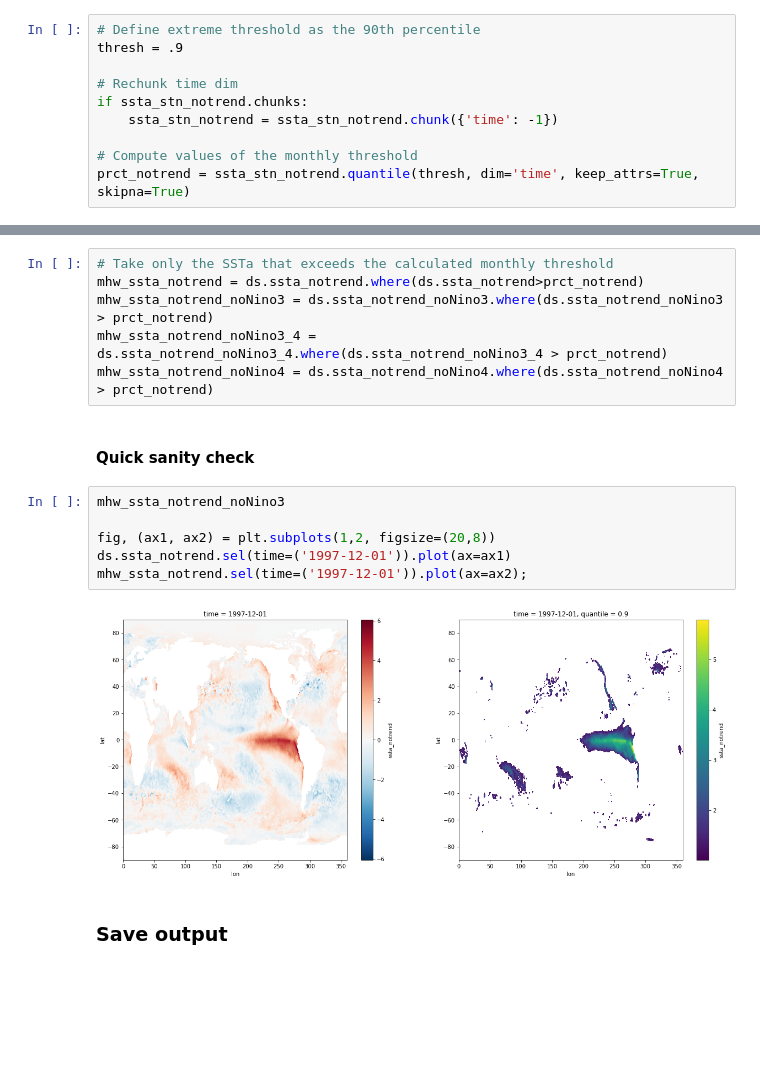
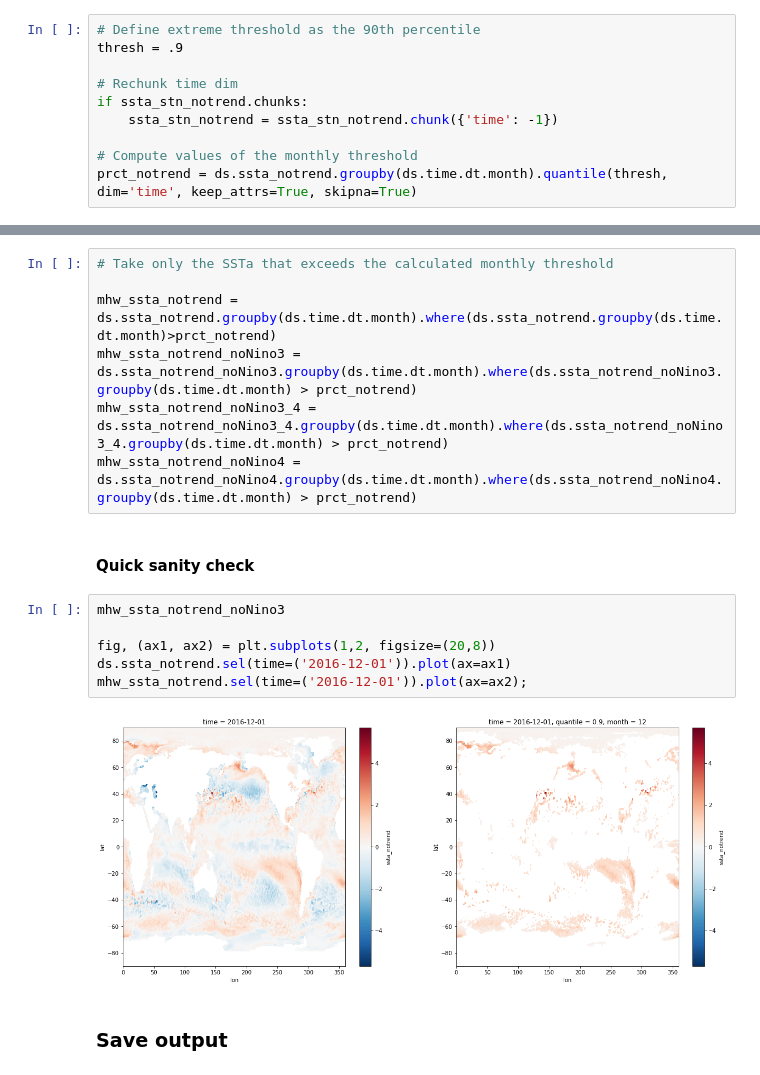
Before and after one commit to ocetrac/marine-heatwaves, a Jupyter notebook: 02_define_extremes.ipynb, the cells around one changed output, grey strips where cells are left out. Drawn from its saved outputs; the diff is of its cells as text; blank space fills up the shorter version.

Commit message:
calculate monthly percentiles

```diff
--- a/02_define_extremes.ipynb
+++ b/02_define_extremes.ipynb
@@ -60,25 +60,26 @@ if ssta_stn_notrend.chunks:
     ssta_stn_notrend = ssta_stn_notrend.chunk({'time': -1})
 
 # Compute values of the monthly threshold
-prct_notrend = ssta_stn_notrend.quantile(thresh, dim='time', keep_attrs=True, skipna=True)
+prct_notrend = ds.ssta_notrend.groupby(ds.time.dt.month).quantile(thresh, dim='time', keep_attrs=True, skipna=True)
 # %% [markdown]
 #### Find where SSTA exceeds the 90th percentile threshold
 # %%
 # Take only the SSTa that exceeds the calculated monthly threshold
-mhw_ssta_notrend = ds.ssta_notrend.where(ds.ssta_notrend>prct_notrend)
-mhw_ssta_notrend_noNino3 = ds.ssta_notrend_noNino3.where(ds.ssta_notrend_noNino3 > prct_notrend)
-mhw_ssta_notrend_noNino3_4 = ds.ssta_notrend_noNino3_4.where(ds.ssta_notrend_noNino3_4 > prct_notrend)
-mhw_ssta_notrend_noNino4 = ds.ssta_notrend_noNino4.where(ds.ssta_notrend_noNino4 > prct_notrend)
+
+mhw_ssta_notrend = ds.ssta_notrend.groupby(ds.time.dt.month).where(ds.ssta_notrend.groupby(ds.time.dt.month)>prct_notrend)
+mhw_ssta_notrend_noNino3 = ds.ssta_notrend_noNino3.groupby(ds.time.dt.month).where(ds.ssta_notrend_noNino3.groupby(ds.time.dt.month) > prct_notrend)
+mhw_ssta_notrend_noNino3_4 = ds.ssta_notrend_noNino3_4.groupby(ds.time.dt.month).where(ds.ssta_notrend_noNino3_4.groupby(ds.time.dt.month) > prct_notrend)
+mhw_ssta_notrend_noNino4 = ds.ssta_notrend_noNino4.groupby(ds.time.dt.month).where(ds.ssta_notrend_noNino4.groupby(ds.time.dt.month) > prct_notrend)
 # %% [markdown]
 #### Quick sanity check
 # %%
 mhw_ssta_notrend_noNino3
 
 fig, (ax1, ax2) = plt.subplots(1,2, figsize=(20,8))
-ds.ssta_notrend.sel(time=('1997-12-01')).plot(ax=ax1)
-mhw_ssta_notrend.sel(time=('1997-12-01')).plot(ax=ax2);
+ds.ssta_notrend.sel(time=('2016-12-01')).plot(ax=ax1)
+mhw_ssta_notrend.sel(time=('2016-12-01')).plot(ax=ax2);
 # %% [output]
-[figure, old version]
+[figure, new version]
 # %% [markdown]
 ### Save output
 # %%
```
Also changed, not shown: parts of 1 cell of this notebook, 1 other file.
